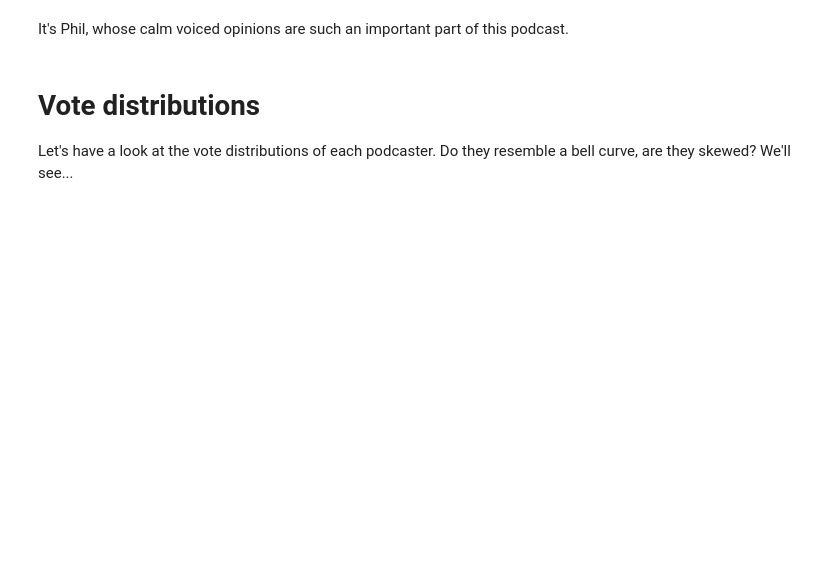
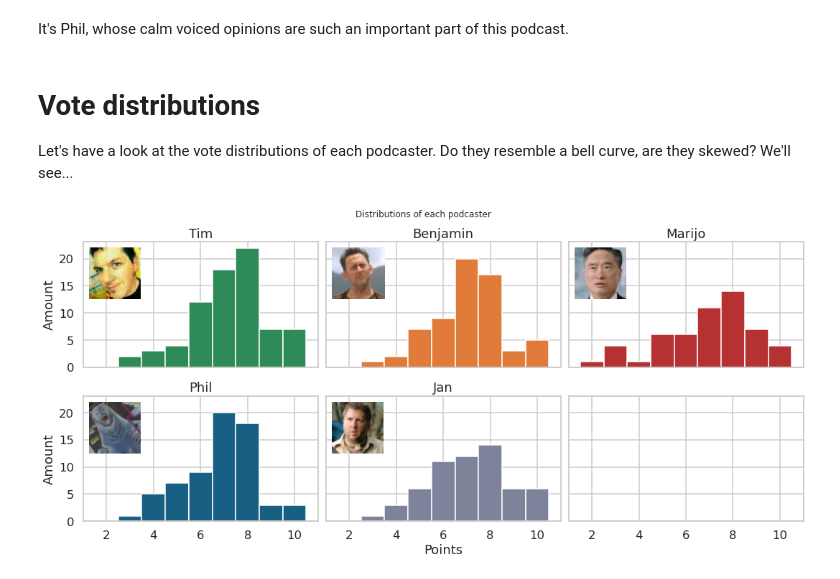
Before and after one commit to Japhiolite/podcast-stuff, a Jupyter notebook: notebooks/Auswertung_Zylonensender.ipynb, the cells around one changed output. Saved outputs shown, nothing was run; the diff lists cells and outputs as text; code cells hidden in the pictures; blank space fills up the shorter version.

```diff
--- a/notebooks/Auswertung_Zylonensender.ipynb
+++ b/notebooks/Auswertung_Zylonensender.ipynb
@@ -63,3 +63,29 @@ def place_image(im, loc=3, ax=None, zoom=1, **kw):
     imagebox = OffsetImage(im, zoom=zoom*0.72)
     ab = AnchoredOffsetbox(loc=loc, child=imagebox, frameon=False, **kw)
     ax.add_artist(ab)
+# %%
+fig, axs = plt.subplots(nrows=2,ncols=3, sharex=True, sharey=True, figsize=[15,7])
+fig.subplots_adjust(hspace=0.7)
+fig.suptitle('Distributions of each podcaster')
+
+for ax, name in zip(axs.flatten(), podcasters):
+    # prepare bins to reflect the 1 to 10 points
+    subs = data.query(f"Sprecher=='{name}'")['Wertung']
+    d = np.diff(np.unique(subs)).min()
+    left_of_first_bin = subs.min() - float(d)/2
+    right_of_last_bin = subs.max() + float(d)/2
+
+    # plot the histogram
+    ax.hist(subs, bins=np.arange(left_of_first_bin, right_of_last_bin + d, d), color=colors[name])
+    ax.set_title(name)
+    ax.set_xlim([1, 11])
+
+    # add some images
+    im = plt.imread(imgs[name])
+    place_image(im, loc=2, ax=ax, pad=0, zoom=2)
+axs[1,1].set_xlabel('Points')
+axs[0,0].set_ylabel('Amount')
+axs[1,0].set_ylabel('Amount')
+fig.tight_layout()
+# %% [output]
+[figure, added]
```
Also changed, not shown: parts of 7 cells of this notebook, 1 other file.
